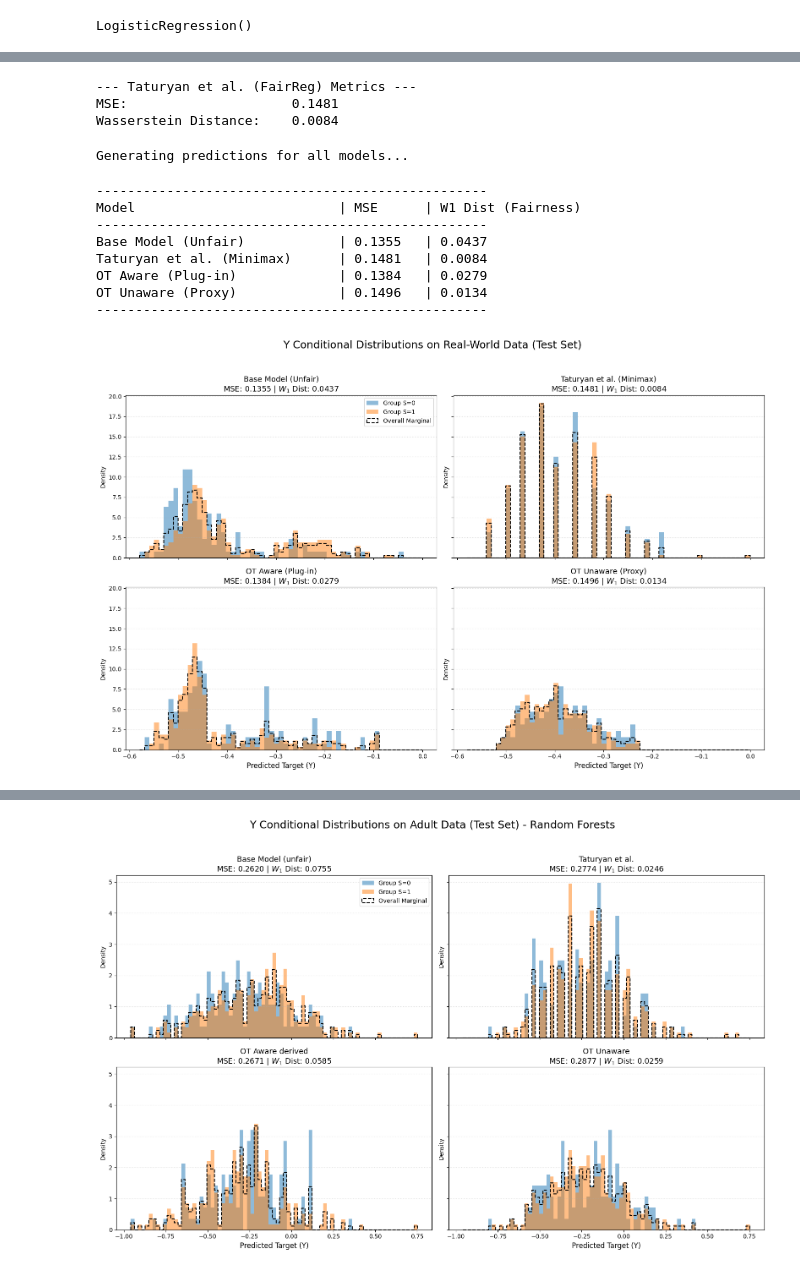
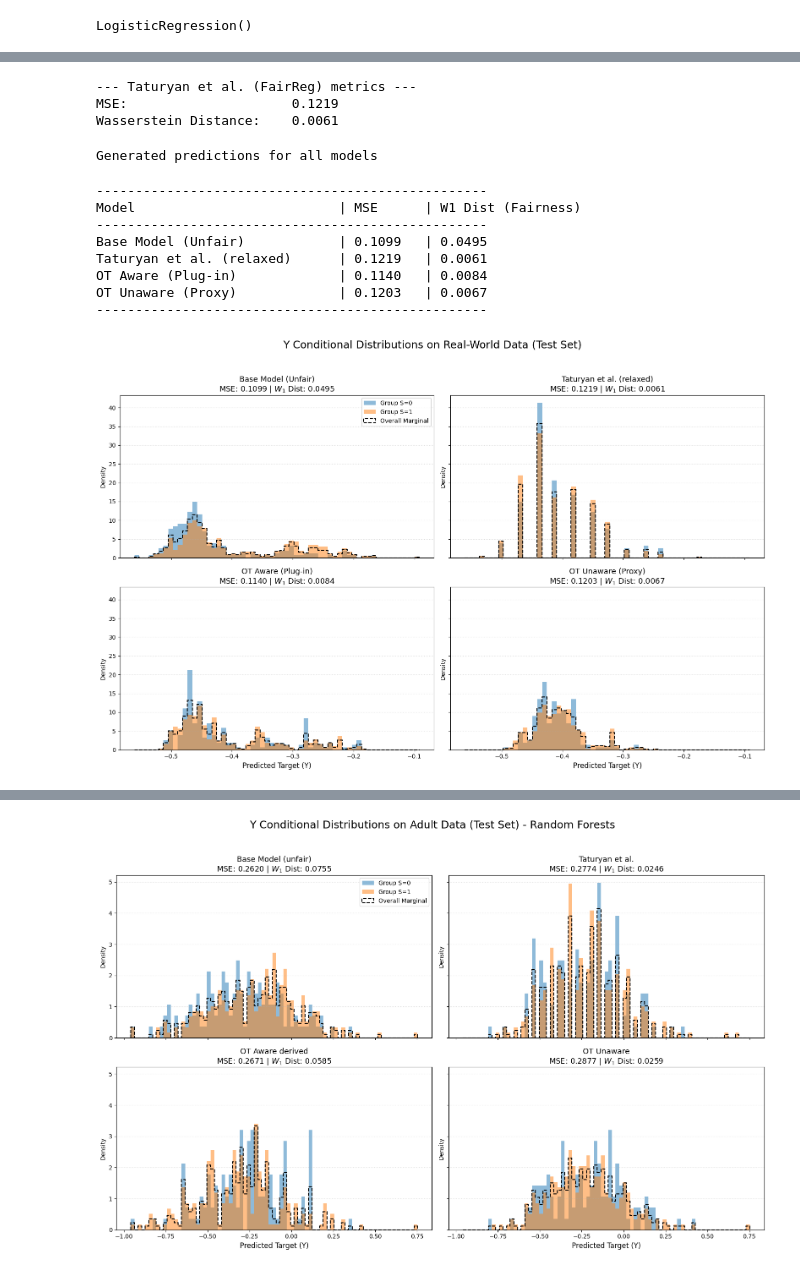
Before and after one commit to AugustinBouquillard/demographic-parity, a Jupyter notebook: real_world_data_visualisation.ipynb, the cells around one changed output, grey strips where cells are left out. Saved outputs shown, nothing was run; the diff lists cells and outputs as text; code cells hidden in the pictures.

```diff
--- a/real_world_data_visualisation.ipynb
+++ b/real_world_data_visualisation.ipynb
@@ -33,7 +38,7 @@ scaler = MinMaxScaler(feature_range=(-1, 1))
 y_scaled = scaler.fit_transform(y.values.reshape(-1, 1))
 y = pd.Series(y_scaled.flatten(), index=y.index)
 
-sample_size = 100
+sample_size = 3000
 test_ratio = 1 - (sample_size / len(X))
 
 X, _, S, _, y, _ = train_test_split(
@@ -62,7 +67,7 @@ clf.fit(X_train,S_train)
 # %% [output]
 LogisticRegression()
 # %%
-T = 10000
+T = 100000
 
 fair_reg = FairReg(reg, clf, B=1, K=2,  p=p, eps=[0.00001, 0.00001], T=T, keep_history = False)
 fair_reg.fit(X_unlab)
@@ -118,45 +122,34 @@ plot_distributions_compare(fair_reg, reg, X_test, S_test)
 # %%
-from scipy.stats import wasserstein_distance
-from sklearn.metrics import mean_squared_error
-import numpy as np
-# 1. Generate predictions strictly on the TEST set (401 rows)
 y_pred_taturyan = fair_reg.predict(X_test)
 
-# 2. Flatten all arrays to ensure 1D shape compatibility
 y_true = np.array(y_test).flatten()
 s_test_arr = np.array(S_test).flatten()
 y_pred_tat = np.array(y_pred_taturyan).flatten()
 
-# 3. Calculate Mean Squared Error (Performance)
+#Mean Squared Error (performance metric)
 mse_taturyan = mean_squared_error(y_true, y_pred_tat)
 
-# 4. Calculate Wasserstein Distance (Fairness)
+#Wasserstein Distance (fairness metric)
 groups = np.unique(s_test_arr)
 g1, g2 = groups[0], groups[1]
 
-w1_taturyan = wasserstein_distance(
+w1_taturyan = ot.wasserstein_1d(
     y_pred_tat[s_test_arr == g1],
     y_pred_tat[s_test_arr == g2]
 )
 
-# Print the results
-print(f"--- Taturyan et al. (FairReg) Metrics ---")
+print(f"--- Taturyan et al. (FairReg) metrics ---")
 print(f"MSE:                     {mse_taturyan:.4f}")
 print(f"Wasserstein Distance:    {w1_taturyan:.4f}")
 # %% [output]
---- Taturyan et al. (FairReg) Metrics ---
-MSE:                     0.1481
-Wasserstein Distance:    0.0084
+--- Taturyan et al. (FairReg) metrics ---
+MSE:                     0.1219
+Wasserstein Distance:    0.0061
 # %%
-# --- Imports ---
+
 from OTAwareFairRegressor import OTAwareFairRegressor
 from OTUnawareFairRegressor import OTUnawareFairRegressor
-from sklearn.metrics import mean_squared_error
-from scipy.stats import wasserstein_distance
-import numpy as np
-import matplotlib.pyplot as plt
 
-# Ensure Data is in NumPy format to prevent Pandas indexing errors
 X_train_arr = np.array(X_train)
 y_train_arr = np.array(y_train).flatten()
 S_train_arr = np.array(S_train).flatten()
@@ -165,25 +158,24 @@ X_test_arr = np.array(X_test)
 y_test_arr = np.array(y_test).flatten()
 S_test_arr = np.array(S_test).flatten()
 
-print("Generating predictions for all models...")
-
-# 1. Base (Unfair) Model Predictions
+#unfair bayesian regressor
 y_pred_base = reg.predict(X_test_arr).flatten()
 
-# 2. Taturyan et al. (FairReg) Predictions
+#Taturyan et al. (FairReg)
 y_pred_tat = fair_reg.predict(X_test_arr).flatten()
 
-# 3. OT Aware Fair Regressor (Awareness-derived plug-in)
+#OT Aware Fair Regressor (Awareness-derived plug-in)
 ot_aware = OTAwareFairRegressor(base_estimator_model=LinearRegression())
 ot_aware.fit(X_train_arr, y_train_arr, S_train_arr)
 y_pred_aware = ot_aware.predict(X_test_arr, S=S_test_arr).flatten()
 
-# 4. OT Unaware Fair Regressor
+#OT Unaware Fair Regressor
 ot_unaware = OTUnawareFairRegressor()
 ot_unaware.fit(X_train_arr, y_train_arr, S_train_arr)
 y_pred_unaware = ot_unaware.predict(X_test_arr, prediction="knn").flatten()
+print("Generated predictions for all models")
 # %% [output]
-Generating predictions for all models...
+Generated predictions for all models
 # %%
 groups = np.sort(np.unique(S_test_arr))
 if len(groups) != 2:
@@ -192,7 +184,7 @@ g1, g2 = groups[0], groups[1]
 
 model_results = {
     "Base Model (Unfair)": y_pred_base,
-    "Taturyan et al. (Minimax)": y_pred_tat,
+    "Taturyan et al. (relaxed)": y_pred_tat,
     "OT Aware (Plug-in)": y_pred_aware,
     "OT Unaware (Proxy)": y_pred_unaware
 }
@@ -204,7 +196,7 @@ print("-" * 50)
 metrics = {}
 for name, preds in model_results.items():
     mse = mean_squared_error(y_test_arr, preds)
-    w1 = wasserstein_distance(preds[S_test_arr == g1], preds[S_test_arr == g2])
+    w1 = ot.wasserstein_1d(preds[S_test_arr == g1], preds[S_test_arr == g2])
     metrics[name] = {"mse": mse, "w1": w1}
     print(f"{name:<30} | {mse:.4f}   | {w1:.4f}")
 print("-" * 50)
@@ -212,57 +204,48 @@ print("-" * 50)
 
 fig, axes = plt.subplots(2, 2, figsize=(16, 10), sharex=True, sharey=True)
 axes = axes.flatten()
-
-# Setup Colors
 cmap = plt.get_cmap('tab10')
 c1, c2 = cmap(0), cmap(1)
 
-# Define shared bins across ALL predictions for strict visual consistency
 all_preds = np.concatenate(list(model_results.values()))
 min_val, max_val = all_preds.min(), all_preds.max()
-# Using 60 bins for a smooth density representation of the ~2000 test points
 shared_bins = np.linspace(min_val, max_val, 60)
 
 for idx, (name, preds) in enumerate(model_results.items()):
     ax = axes[idx]
 
     mse = metrics[name]["mse"]
     w1 = metrics[name]["w1"]
 
-    # 1. Plot Group Conditional Distributions
     ax.hist(preds[S_test_arr == g1], bins=shared_bins, density=True, alpha=0.5,
             color=c1, label=f'Group S={g1}')
     ax.hist(preds[S_test_arr == g2], bins=shared_bins, density=True, alpha=0.5,
             color=c2, label=f'Group S={g2}')
 
-    # 2. Plot Overall Marginal Distribution (The Barycenter Outline)
+    #barycenter
     ax.hist(preds, bins=shared_bins, density=True, histtype='step',
             linewidth=1.5, color='black', linestyle='--', label='Overall Marginal')
 
-    # Formatting
     ax.set_title(f"{name}\nMSE: {mse:.4f} | $W_1$ Dist: {w1:.4f}", fontsize=13)
     ax.set_ylabel("Density")
     ax.grid(axis='y', linestyle=':', alpha=0.5)
-
-    # Only add legend to the first plot to avoid clutter
     if idx == 0:
         ax.legend(loc='upper right')
 
-# Global formatting
 for ax in axes[-2:]:
     ax.set_xlabel("Predicted Target (Y)", fontsize=12)
 
 plt.suptitle("Y Conditional Distributions on Real-World Data (Test Set)", fontsize=18, y=1.03)
 plt.tight_layout()
 plt.show()
 # %% [output]
 --------------------------------------------------
 Model                          | MSE      | W1 Dist (Fairness)
 --------------------------------------------------
-Base Model (Unfair)            | 0.1355   | 0.0437
-Taturyan et al. (Minimax)      | 0.1481   | 0.0084
-OT Aware (Plug-in)             | 0.1384   | 0.0279
-OT Unaware (Proxy)             | 0.1496   | 0.0134
+Base Model (Unfair)            | 0.1099   | 0.0495
+Taturyan et al. (relaxed)      | 0.1219   | 0.0061
+OT Aware (Plug-in)             | 0.1140   | 0.0084
+OT Unaware (Proxy)             | 0.1203   | 0.0067
 --------------------------------------------------
-[figure, old version]
+[figure, new version]
 # %%
```
Also changed, not shown: parts of 16 cells of this notebook.
